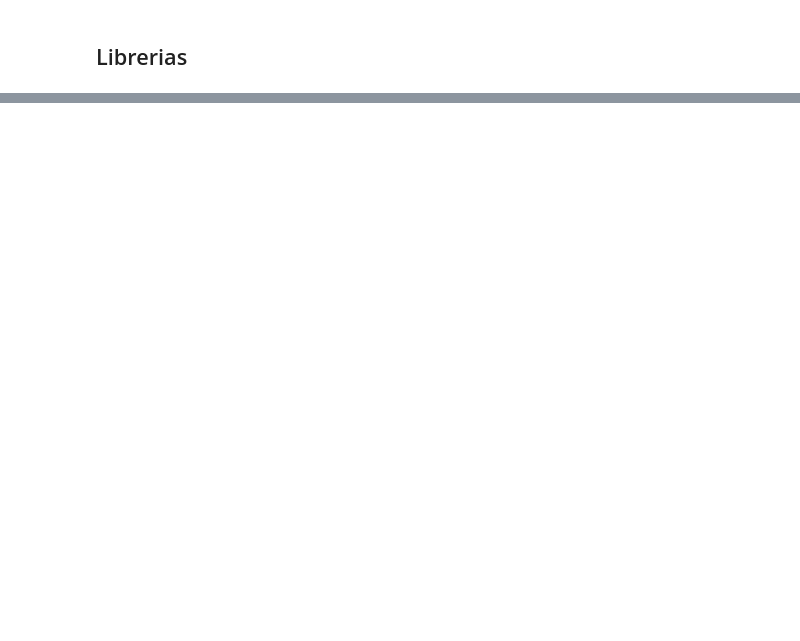
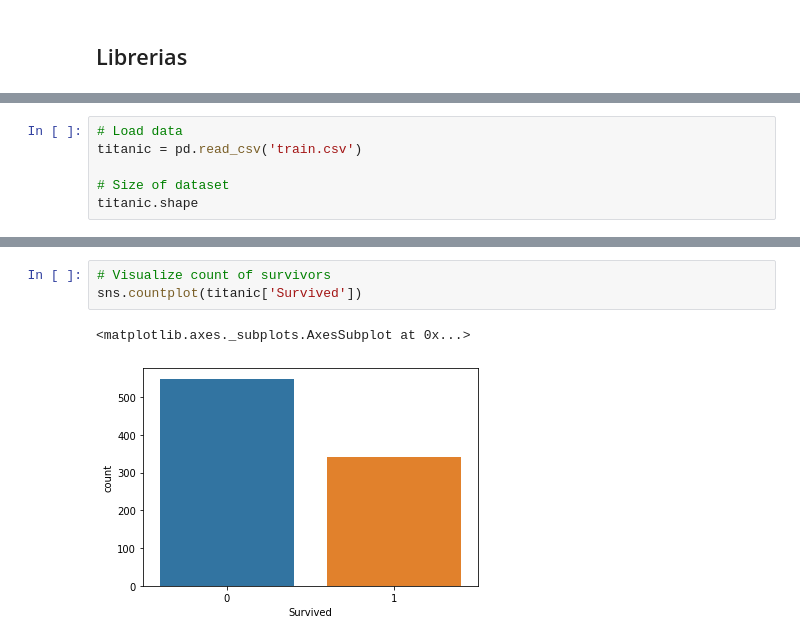
Before and after one commit to tdm09/assignment01-sebastianrdz, a Jupyter notebook: Titanic.ipynb, the cells around one changed output, grey strips where cells are left out. Drawn from its saved outputs; the diff is of its cells as text; blank space fills up the shorter version.

```diff
--- a/Titanic.ipynb
+++ b/Titanic.ipynb
@@ -151,0 +37,6 @@ df_test.head()
+# %%
+# Load data
+titanic = pd.read_csv('train.csv')
+
+# Size of dataset
+titanic.shape
@@ -151,0 +81,6 @@ df_test.head()
+# %%
+# Visualize count of survivors
+sns.countplot(titanic['Survived'])
+# %% [output]
+<matplotlib.axes._subplots.AxesSubplot at 0x...>
+[figure, added]
```
Also changed, not shown: parts of 62 cells of this notebook.
